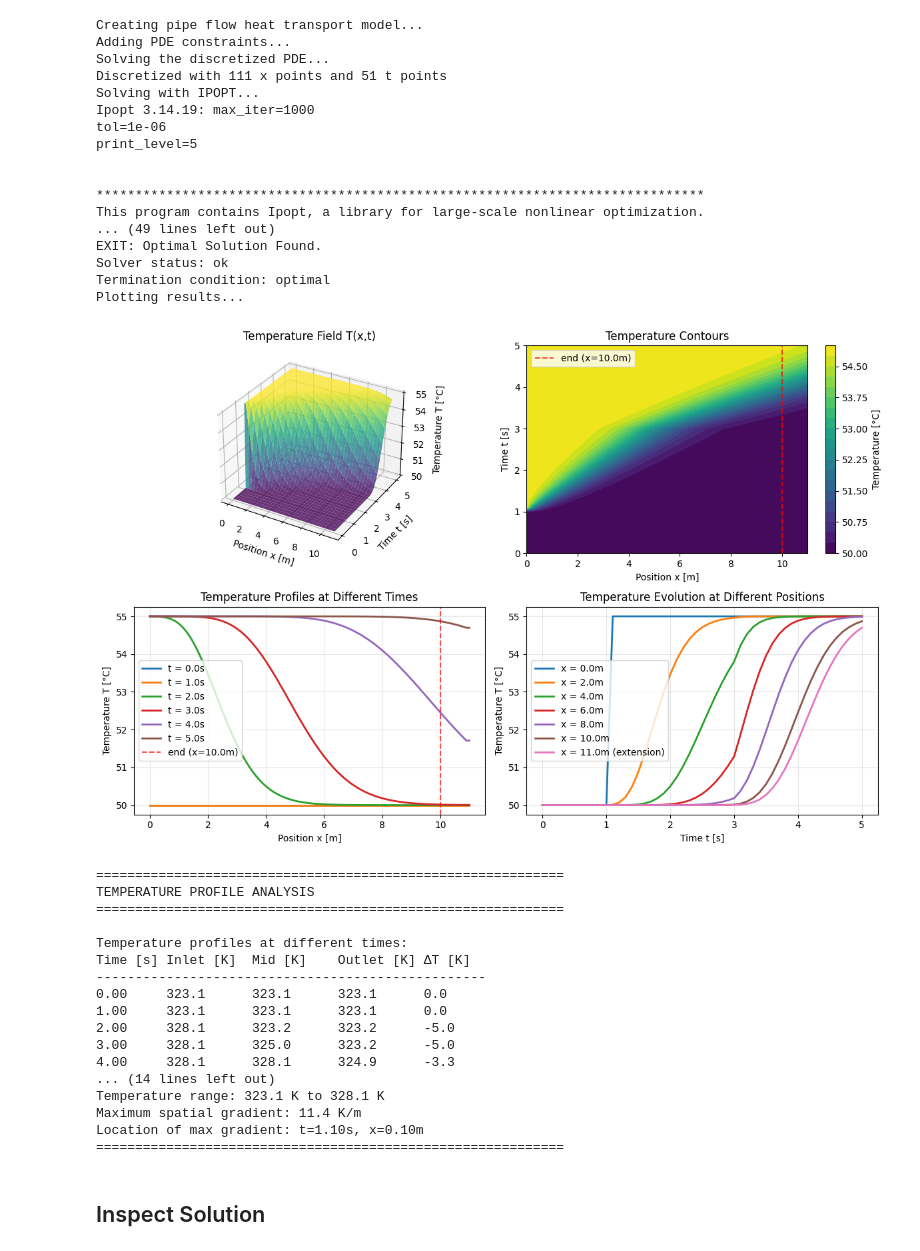
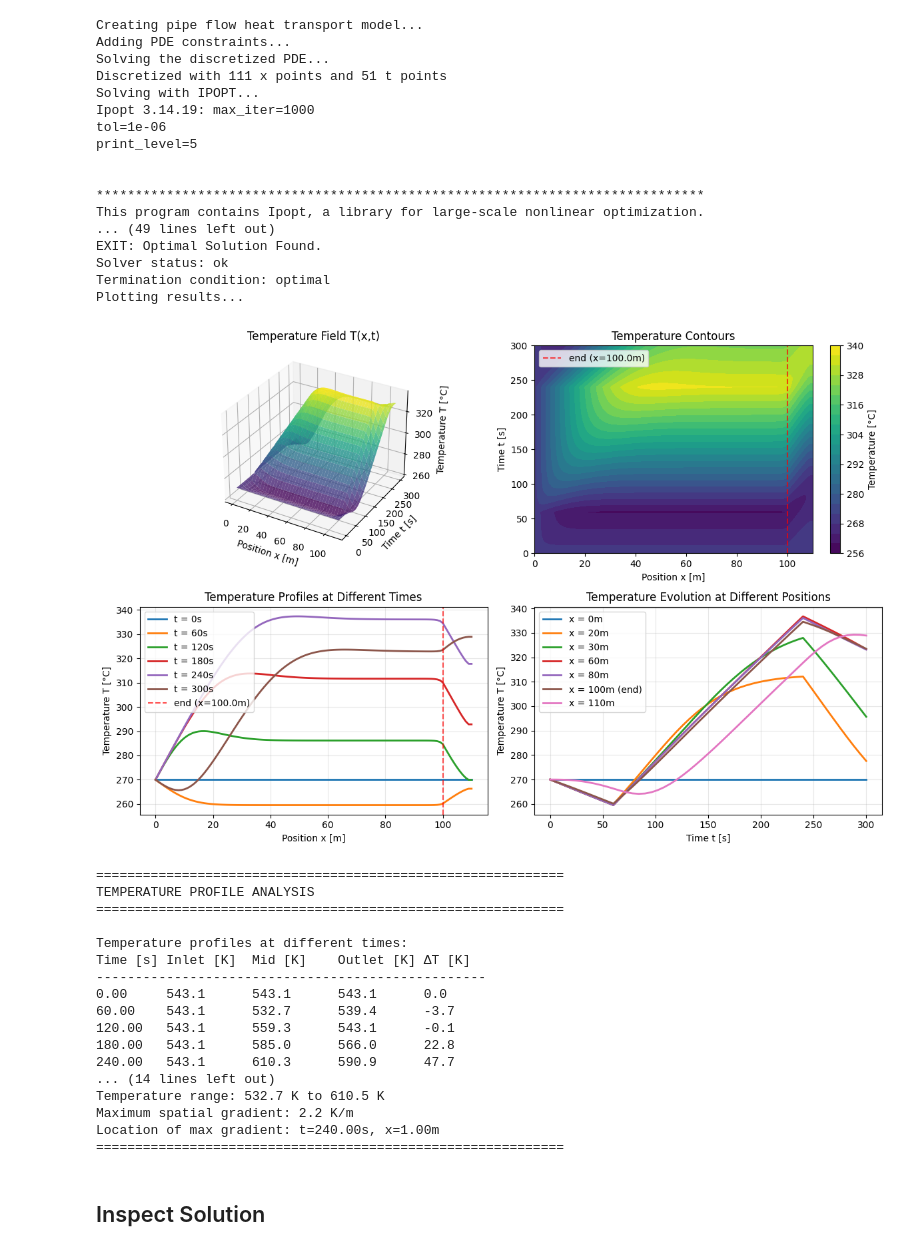
Before and after one commit to billtubbs/solar-collector, a Jupyter notebook: simple-pipe-flow-pde.ipynb, the cells around one changed output. Saved outputs shown, nothing was run; the diff lists cells and outputs as text; code cells hidden in the pictures.

Commit message:
Dimensions set to solar collector

```diff
--- a/simple-pipe-flow-pde.ipynb
+++ b/simple-pipe-flow-pde.ipynb
@@ -25,11 +34,16 @@ from pyomo.environ import (
     TransformationFactory,
     value
 )
+# %%
+plot_dir = "plots"
 # %%
 # Constants
 ZERO_C = 273.15  # K
 THERMAL_DIFFUSIVITY = 0.25  # m²/s
 FLUID_DENSITY = 800  # kg/m³
 SPECIFIC_HEAT = 2000.0  # J/kg·K
+HEAT_TRANSFER_COEFF = 20.0  # W/m²·K
+PIPE_DIAMETER = 0.07  # m
+COLLECTOR_LENGTH = 100.0  # m
 # %%
 def create_pipe_flow_model(
@@ -303,8 +338,8 @@ def plot_results(model, t_vals_to_plot, x_vals_to_plot, figsize=(12, 8)):
     """
 
     # Extract solution data
-    t_vals = list(model.t)
-    x_vals = list(model.x)
+    t_vals = pd.Index(model.t)
+    x_vals = pd.Index(model.x)
 
     # Create meshgrid
     T_grid, X_grid = np.meshgrid(t_vals, x_vals, indexing='ij')
@@ -341,11 +376,12 @@ def plot_results(model, t_vals_to_plot, x_vals_to_plot, figsize=(12, 8)):
     cbar2.set_label('Temperature [°C]')
 
     # 3. Temperature profiles at different times
-    time_indices = [t_vals.index(x) for x in t_vals_to_plot]
+    time_indices = t_vals.get_indexer(t_vals_to_plot, method='nearest')
     for i in time_indices:
         ax3.plot(
-            x_vals, temp_vals[i] - ZERO_C,
-            label=f't = {t_vals[i]:.1f}s', linewidth=2
+            x_vals,
+            temp_vals[i] - ZERO_C,
+            label=f't = {t_vals[i]:.0f}s', linewidth=2
         )
     ax3.set_xlabel('Position x [m]')
     ax3.set_ylabel('Temperature T [°C]')
@@ -357,12 +393,13 @@ def plot_results(model, t_vals_to_plot, x_vals_to_plot, figsize=(12, 8)):
     ax3.grid(True, alpha=0.3)
 
     # 4. Temperature evolution at different positions
-    pos_indices = [x_vals.index(x) for x in x_vals_to_plot]
+    pos_indices = x_vals.get_indexer(x_vals_to_plot, method='nearest')
     for j in pos_indices:
-        add_text = " (extension)" if x_vals[j] > model.L else ""
+        add_text = " (end)" if np.isclose(x_vals[j], model.L) else ""
         ax4.plot(
-            t_vals, temp_vals[:, j] - ZERO_C,
-            label=f'x = {x_vals[j]:.1f}m' + add_text, linewidth=2
+            t_vals,
+            temp_vals[:, j] - ZERO_C,
+            label=f'x = {x_vals[j]:.0f}m' + add_text, linewidth=2
         )
     ax4.set_xlabel('Time t [s]')
     ax4.set_ylabel('Temperature T [°C]')
@@ -448,7 +485,7 @@ def print_temp_profiles(model):
 # %%
 # Create and solve the model
 print("Creating pipe flow heat transport model...")
-model = create_pipe_flow_model(L=10.0, t_final=5.0)
+model = create_pipe_flow_model(t_final=60.0*5)  # Simulate for 5 minutes
 
 print("Adding PDE constraints...")
 model = add_pde_constraints(model)
@@ -459,42 +496,42 @@ results = solve_model(model, n_x=110, n_t=50, tol=1e-6)
 print(f"Solver status: {results.solver.status}")
 print(f"Termination condition: {results.solver.termination_condition}")
 
-if results.solver.termination_condition == 'optimal':
+if results.solver.termination_condition in ['optimal', 'locallyOptimal']:
+    if results.solver.termination_condition == 'locallyOptimal':
+        print("WARNING: Solution found is only locally optimal.")
     print("Plotting results...")
     fig = plot_results(
         model,
-        t_vals_to_plot=[0.0, 1.0, 2.0, 3.0, 4.0, 5.0],
-        x_vals_to_plot=[0.0, 2.0, 4.0, 6.0, 8.0, 10.0, 11.0]
+        t_vals_to_plot=[0.0, 60.0, 120.0, 180.0, 240.0, 300.0],
+        x_vals_to_plot=[0.0, 20.0, 30.0, 60.0, 80.0, 100.0, 110.0]
     )
     plt.tight_layout()
+    filename = "collector_pde_temp_profiles.png"
+    plt.savefig(os.path.join(plot_dir, filename), dpi=150)
     plt.show()
     print_temp_profiles(model)
-elif results.solver.termination_condition == 'locallyOptimal':
-    print("Solution found (locally optimal). Plotting results...")
-    fig = plot_results(model)
-    plt.show()
 else:
     print("Solution not optimal. Check model formulation.")
     print(f"Solver message: {results.solver.message}")
 # %% [output]
 Creating pipe flow heat transport model...
 Adding PDE constraints...
 Solving the discretized PDE...
 Discretized with 111 x points and 51 t points
 Solving with IPOPT...
 Ipopt 3.14.19: max_iter=1000
 tol=1e-06
 print_level=5
 
 
 ******************************************************************************
 This program contains Ipopt, a library for large-scale nonlinear optimization.
 ... (49 lines left out)
 EXIT: Optimal Solution Found.
 Solver status: ok
 Termination condition: optimal
 Plotting results...
-[figure, old version]
+[figure, new version]
 ============================================================
 TEMPERATURE PROFILE ANALYSIS
 ============================================================
@@ -502,15 +539,15 @@ TEMPERATURE PROFILE ANALYSIS
 Temperature profiles at different times:
 Time [s] Inlet [K]  Mid [K]    Outlet [K] ΔT [K]
 --------------------------------------------------
-0.00     323.1      323.1      323.1      0.0
-1.00     323.1      323.1      323.1      0.0
-2.00     328.1      323.2      323.2      -5.0
-3.00     328.1      325.0      323.2      -5.0
-4.00     328.1      328.1      324.9      -3.3
+0.00     543.1      543.1      543.1      0.0
+60.00    543.1      532.7      539.4      -3.7
+120.00   543.1      559.3      543.1      -0.1
+180.00   543.1      585.0      566.0      22.8
+240.00   543.1      610.3      590.9      47.7
 ... (14 lines left out)
-Temperature range: 323.1 K to 328.1 K
-Maximum spatial gradient: 11.4 K/m
-Location of max gradient: t=1.10s, x=0.10m
+Temperature range: 532.7 K to 610.5 K
+Maximum spatial gradient: 2.2 K/m
+Location of max gradient: t=240.00s, x=1.00m
 ============================================================
 # %% [markdown]
 ## Inspect Solution
```
Also changed, not shown: parts of 5 cells of this notebook.
